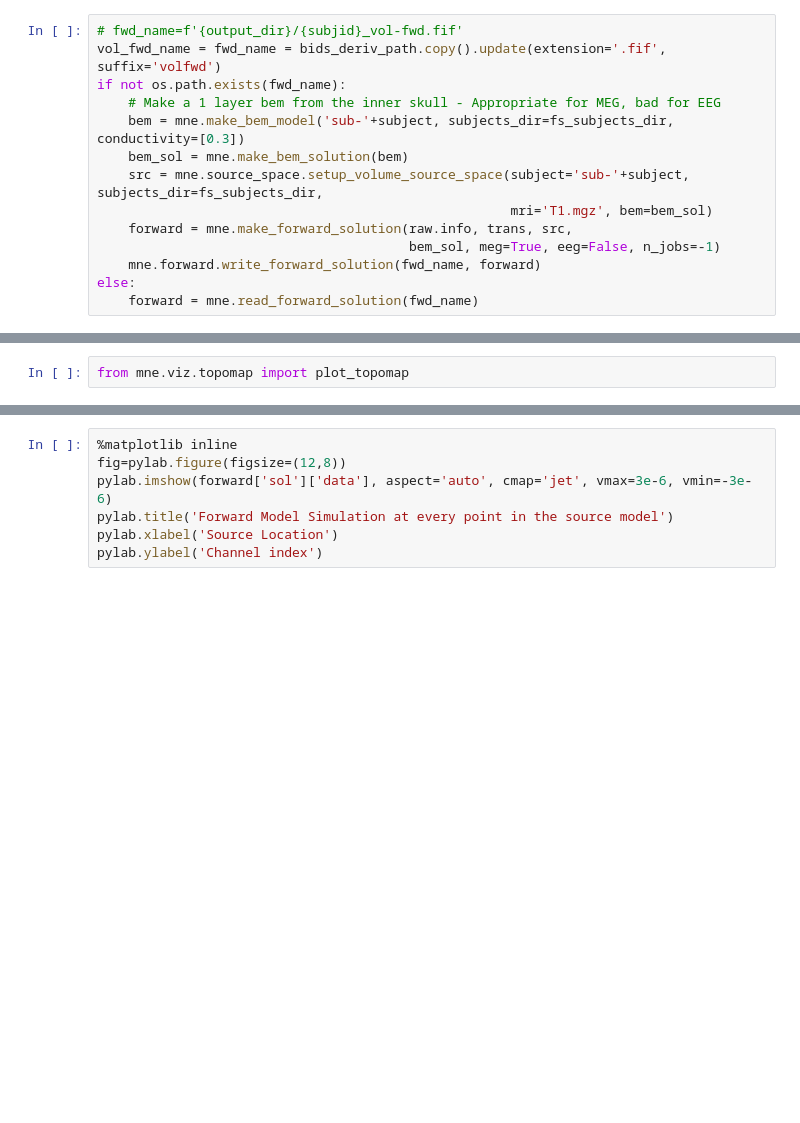
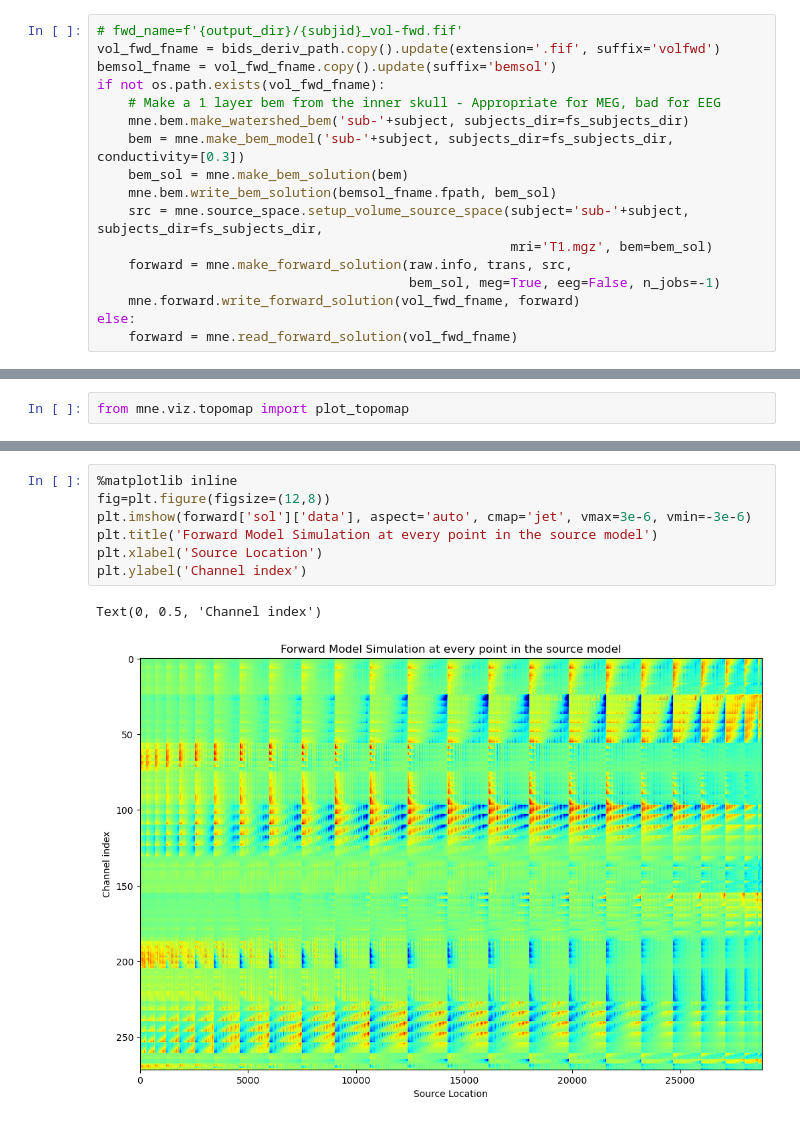
Before and after one commit to nih-megcore/NIMH_MEG_workshop, a Jupyter notebook: Day1/Lab3_MRI_processing.ipynb, the cells around one changed output, grey strips where cells are left out. Drawn from its saved outputs; the diff is of its cells as text; blank space fills up the shorter version.

```diff
--- a/Day1/Lab3_MRI_processing.ipynb
+++ b/Day1/Lab3_MRI_processing.ipynb
@@ -151,15 +151,18 @@ Channel types:: mag: 272
 # %%
 # fwd_name=f'{output_dir}/{subjid}_vol-fwd.fif'
-vol_fwd_name = fwd_name = bids_deriv_path.copy().update(extension='.fif', suffix='volfwd')
-if not os.path.exists(fwd_name):
+vol_fwd_fname = bids_deriv_path.copy().update(extension='.fif', suffix='volfwd')
+bemsol_fname = vol_fwd_fname.copy().update(suffix='bemsol')
+if not os.path.exists(vol_fwd_fname):
     # Make a 1 layer bem from the inner skull - Appropriate for MEG, bad for EEG
+    mne.bem.make_watershed_bem('sub-'+subject, subjects_dir=fs_subjects_dir)
     bem = mne.make_bem_model('sub-'+subject, subjects_dir=fs_subjects_dir, conductivity=[0.3])
     bem_sol = mne.make_bem_solution(bem)
+    mne.bem.write_bem_solution(bemsol_fname.fpath, bem_sol)
     src = mne.source_space.setup_volume_source_space(subject='sub-'+subject, subjects_dir=fs_subjects_dir,
                                                      mri='T1.mgz', bem=bem_sol)
     forward = mne.make_forward_solution(raw.info, trans, src,
                                         bem_sol, meg=True, eeg=False, n_jobs=-1)
-    mne.forward.write_forward_solution(fwd_name, forward)
+    mne.forward.write_forward_solution(vol_fwd_fname, forward)
 else:
-    forward = mne.read_forward_solution(fwd_name)
+    forward = mne.read_forward_solution(vol_fwd_fname)
 # %% [output]
@@ -284,7 +249,10 @@ plot_topomap(forward['sol']['data'][:,5005], tmp.info, axes=axs[2,1])
 # %%
 %matplotlib inline
-fig=pylab.figure(figsize=(12,8))
-pylab.imshow(forward['sol']['data'], aspect='auto', cmap='jet', vmax=3e-6, vmin=-3e-6)
-pylab.title('Forward Model Simulation at every point in the source model')
-pylab.xlabel('Source Location')
-pylab.ylabel('Channel index')
+fig=plt.figure(figsize=(12,8))
+plt.imshow(forward['sol']['data'], aspect='auto', cmap='jet', vmax=3e-6, vmin=-3e-6)
+plt.title('Forward Model Simulation at every point in the source model')
+plt.xlabel('Source Location')
+plt.ylabel('Channel index')
+# %% [output]
+Text(0, 0.5, 'Channel index')
+[figure, added]
```
Also changed, not shown: parts of 19 cells of this notebook, 1 other file.
